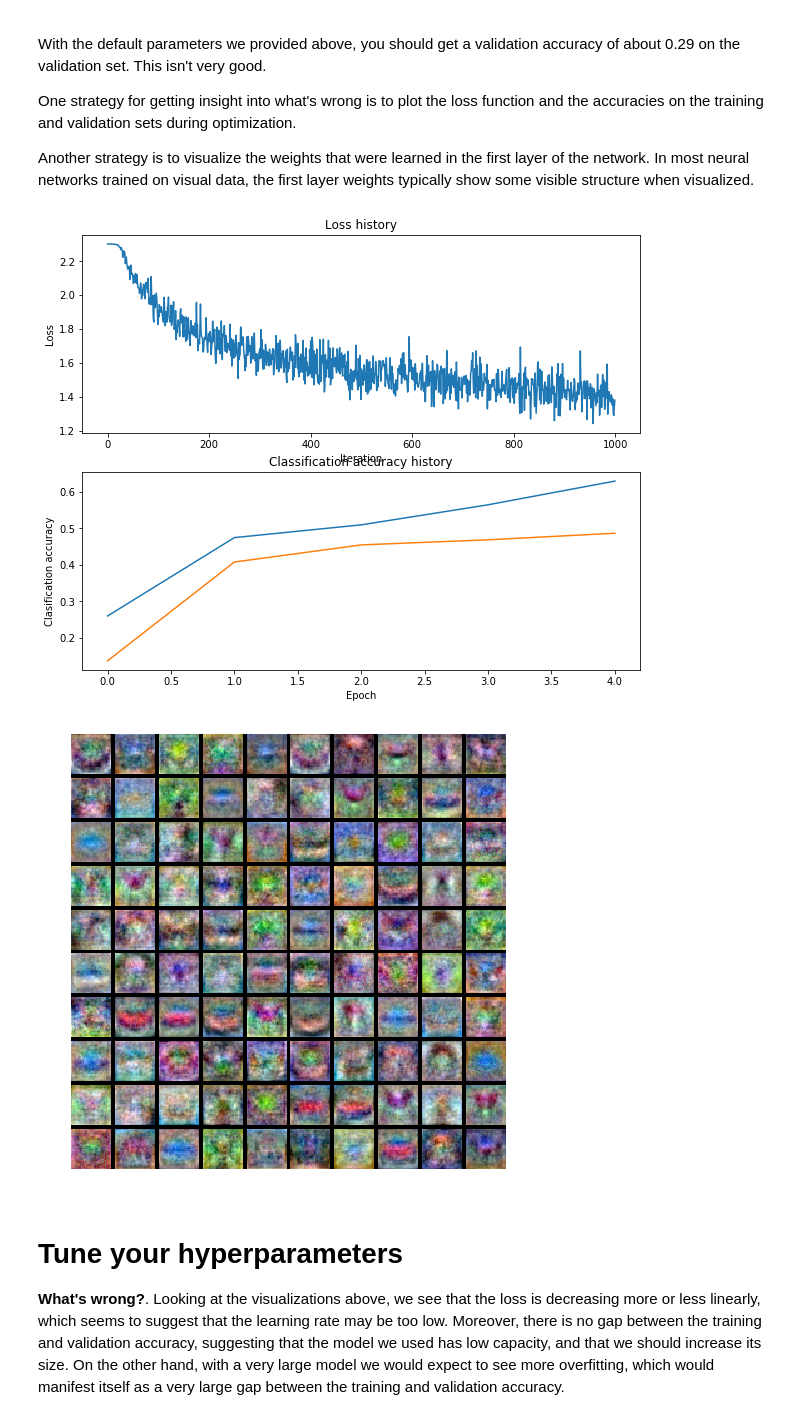
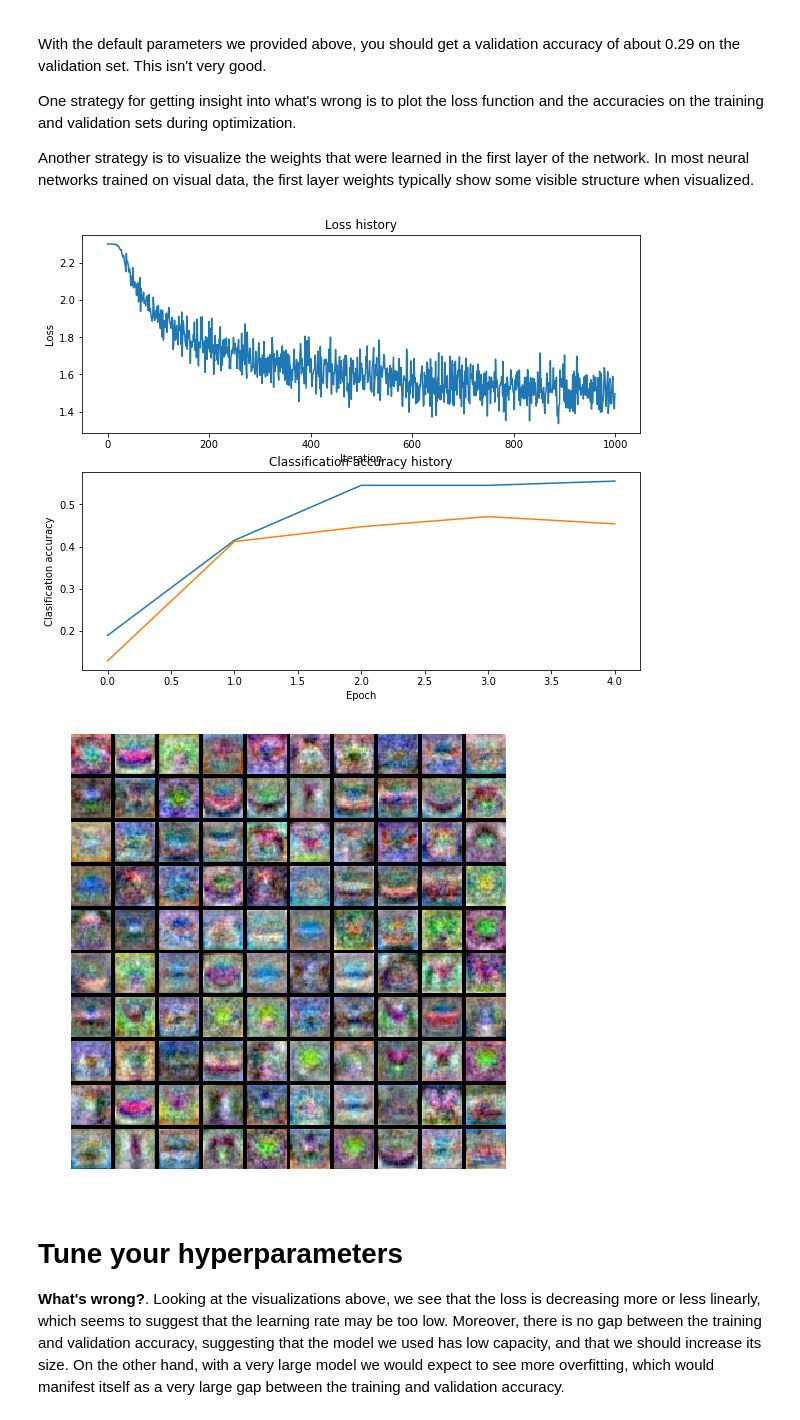
Before and after one commit to zhangkaij/cs231_my, a Jupyter notebook: assignment1/two_layer_net.ipynb, the cells around one changed output. Saved outputs shown, nothing was run; the diff lists cells and outputs as text; code cells hidden in the pictures.

```diff
--- a/assignment1/two_layer_net.ipynb
+++ b/assignment1/two_layer_net.ipynb
@@ -206,7 +206,7 @@ net = TwoLayerNet(input_size, hidden_size, num_classes)
 # Train the network
 stats = net.train(X_train, y_train, X_val, y_val,
             num_iters=1000, batch_size=200,
-            learning_rate=1e-5, learning_rate_decay=0.95,
+            learning_rate=1e-3, learning_rate_decay=0.99,
             reg=0.5, verbose=True)
 
 # Predict on the validation set
@@ -234,20 +234,20 @@ Another strategy is to visualize the weights that were learned in the first laye
 # %%
 # Plot the loss function and train / validation accuracies
 plt.subplot(2, 1, 1)
-plt.plot(stats['loss_hist始到上东区语言学校学习汉语。她的老师，是位来ory'])
+plt.plot(stats['loss_history'])
 plt.title('Loss history')
 plt.xlabel('Iteration')
 plt.ylabel('Loss')
 
 plt.subplot(2, 1, 2)
 plt.plot(stats['train_acc_history'], label='train')
 plt.plot(stats['val_acc_history'], label='val')
 plt.title('Classification accuracy history')
 plt.xlabel('Epoch')
 plt.ylabel('Clasification accuracy')
 plt.show()
 # %% [output]
-[figure, old version]
+[figure, new version]
 # %%
 from cs231n.vis_utils import visualize_grid
 
@@ -262,7 +262,7 @@ def show_net_weights(net):
 
 show_net_weights(net)
 # %% [output]
-[figure, old version]
+[figure, new version]
 # %% [markdown]
 # Tune your hyperparameters
 
```
Also changed, not shown: parts of 4 cells of this notebook, 5 other files.
